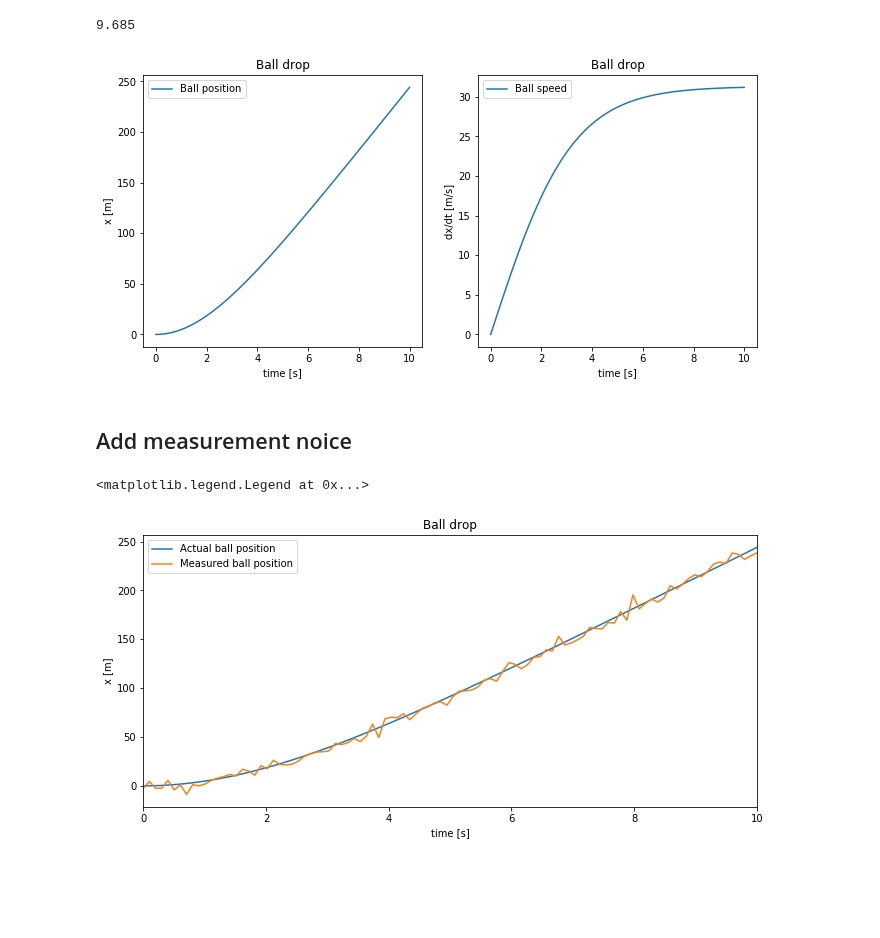
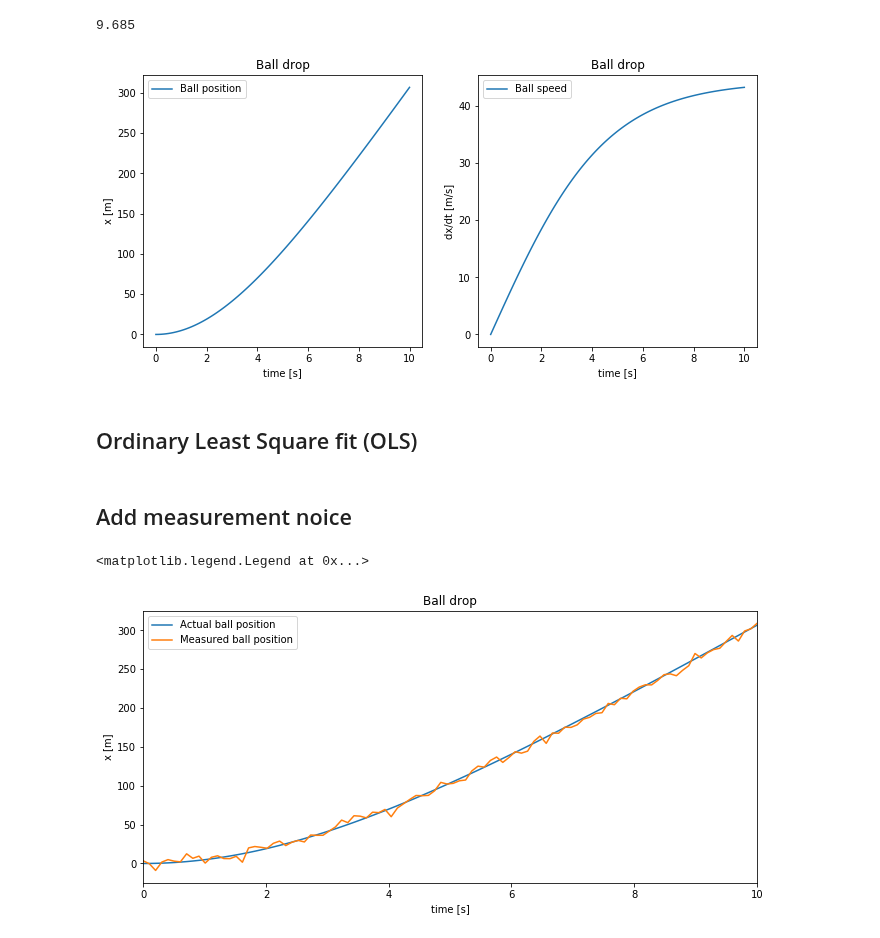
Before and after one commit to martinlarsalbert/rolldecay, a Jupyter notebook: notebooks/01.3_maa_MLE_ball_drop_air.ipynb, the cells around one changed output. Cells and saved outputs as stored; diff of their text form; code cells hidden in the pictures; blank space fills up the shorter version.

Commit message:
Changed to OLS (Ordinary Leas Squares)

```diff
--- a/notebooks/01.3_maa_MLE_ball_drop_air.ipynb
+++ b/notebooks/01.3_maa_MLE_ball_drop_air.ipynb
@@ -45,13 +45,22 @@ calculate_acceleration(g=9.81, m=2,cd=0.01,u=5)
 def simulate(states_0, t, g, m, cd):
     states = odeint(func = ball_drop_air,y0 = states_0,t = t,args=(g,m,cd))
     return states
+# %%
+df_parameters = pd.DataFrame()
+parameters_correct = {
+    'g':9.81,
+    'm':2,
+    'cd':0.01,
+}
+parameters_correct = pd.Series(data=parameters_correct, name='correct')
+df_parameters = df_parameters.append(parameters_correct)
 # %%
 states_0 = np.array([0,0])
 t = np.linspace(0,10,100)
 g=9.81
 m = 1
 cd = 0.01
-states = simulate(states_0=states_0,t = t, g=g, m=m, cd=cd)
+states = simulate(states_0=states_0,t = t, **parameters_correct)
 # %%
 x = states[:,0]
 dxdt = states[:,1]
@@ -74,7 +83,9 @@ ax.set_xlabel('time [s]')
 ax.set_ylabel('dx/dt [m/s]')
 a = ax.legend()
 # %% [output]
-[figure, old version]
+[figure, new version]
+# %% [markdown]
+## Ordinary Least Square fit (OLS)
 # %% [markdown]
 ## Add measurement noice
 # %%
@@ -84,16 +95,18 @@ x_measure = x + ϵ
 v_measure = np.gradient(x_measure,t)
 a_measure = np.gradient(v_measure,t)
 # %%
-df = pd.DataFrame({'t':t, 'x':x_measure, 'v':v_measure, 'a':a_measure})
+df = pd.DataFrame({'t':t, 'x':x, 'x_measure':x_measure, 'v':v_measure, 'a':a_measure})
 # %%
 fig,ax = plt.subplots()
 fig.set_size_inches(11,5)
-ax.plot(t,x, label = 'Actual ball position')
-df.plot(x='t', y='x', label = 'Measured ball position', ax=ax)
+
+df.plot(x='t', y='x', label = 'Actual ball position', ax=ax)
+df.plot(x='t', y='x_measure', label = 'Measured ball position', ax=ax)
+
 ax.set_title('Ball drop')
 ax.set_xlabel('time [s]')
 ax.set_ylabel('x [m]')
 ax.legend()
 # %% [output]
 <matplotlib.legend.Legend at 0x...>
-[figure, old version]
+[figure, new version]
```
Also changed, not shown: parts of 19 cells of this notebook.
